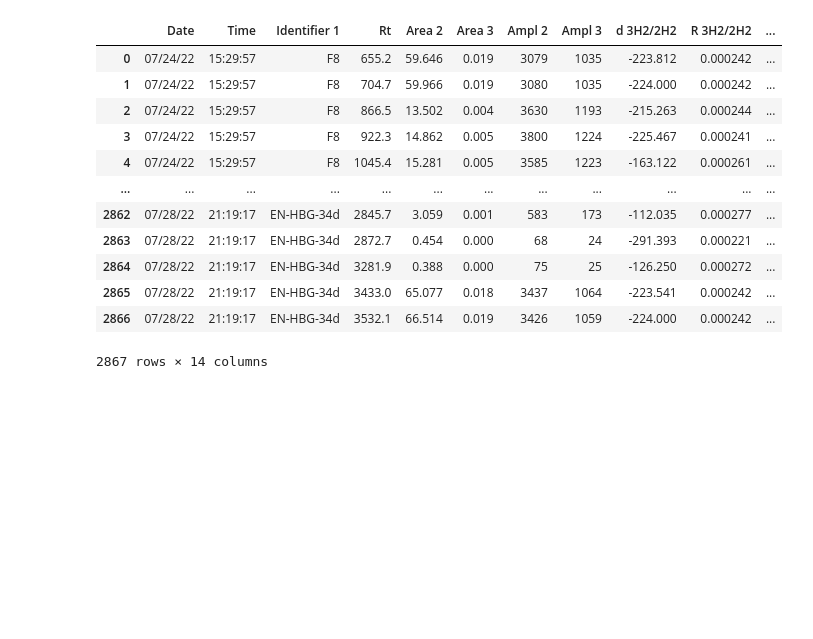
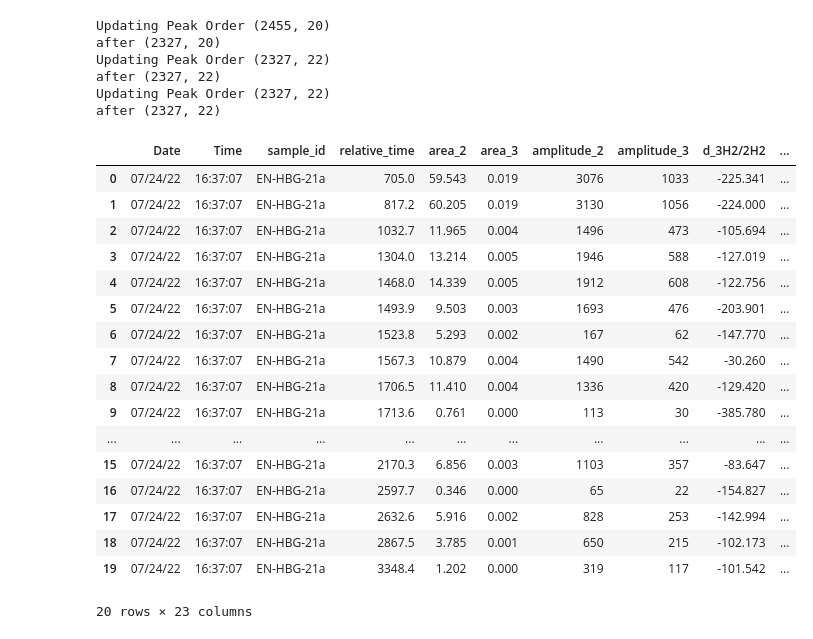
Before and after one commit to MDunitz/isotope_ratio_mass_spec, a Jupyter notebook: scripts/explore_data.ipynb, the cells around one changed output. Cells and saved outputs as stored; diff of their text form; code cells hidden in the pictures; blank space fills up the shorter version.

```diff
--- a/scripts/explore_data.ipynb
+++ b/scripts/explore_data.ipynb
@@ -1,27 +1,44 @@
 # %%
 import sys
 import os
 module_path = os.path.abspath(os.path.join('..'))
 if module_path not in sys.path:
     sys.path.append(module_path)
-from scripts import data_wrangling
+from scripts import data_wrangling, data_analysis
+from scripts.constants import *
+peaks_liklihood = {H2: 4, ALA: 1, VAL: 1, LEU: 1, ILE: 1, PRO:1, ASP:1, PHE:1,  GLU: 0.9,  MET:0.9,  SER: .75, LYS: 0.67, TYR: 0.67}
 
 data_path = '~/Desktop/lab_work/orphan/isotope_ratio_mass_spec/data/shay-2022-12-02'
 filename = 'EN_HBG_data_batch2.xlsx'
 input_file_name = os.path.join(data_path, filename)
-df = data_wrangling.load_data_frame_from_excel_file(input_file_name)
-df
+original_df = data_wrangling.load_data_frame_from_excel_file(input_file_name)
+df = data_wrangling.clean_up_data(original_df)
+df = data_analysis.tentatively_label_H2_and_alanine(df)
+df = data_analysis.label_required_aas(df)
+df = data_analysis.set_glutamic_acid(df)
+df.head(20)
 # %% [output]
+Updating Peak Order (2455, 20)
+after (2327, 20)
+Updating Peak Order (2327, 22)
+after (2327, 22)
+Updating Peak Order (2327, 22)
+after (2327, 22)
-|  | Date | Time | Identifier 1 | Rt | Area 2 | Area 3 | Ampl 2 | Ampl 3 | d 3H2/2H2 | R 3H2/2H2 | ... |
-| 0 | 07/24/22 | 15:29:57 | F8 | 655.2 | 59.646 | 0.019 | 3079 | 1035 | -223.812 | 0.000242 | ... |
-| 1 | 07/24/22 | 15:29:57 | F8 | 704.7 | 59.966 | 0.019 | 3080 | 1035 | -224.000 | 0.000242 | ... |
-| 2 | 07/24/22 | 15:29:57 | F8 | 866.5 | 13.502 | 0.004 | 3630 | 1193 | -215.263 | 0.000244 | ... |
-| 3 | 07/24/22 | 15:29:57 | F8 | 922.3 | 14.862 | 0.005 | 3800 | 1224 | -225.467 | 0.000241 | ... |
-| 4 | 07/24/22 | 15:29:57 | F8 | 1045.4 | 15.281 | 0.005 | 3585 | 1223 | -163.122 | 0.000261 | ... |
-| ... | ... | ... | ... | ... | ... | ... | ... | ... | ... | ... | ... |
-| 2862 | 07/28/22 | 21:19:17 | EN-HBG-34d | 2845.7 | 3.059 | 0.001 | 583 | 173 | -112.035 | 0.000277 | ... |
-| 2863 | 07/28/22 | 21:19:17 | EN-HBG-34d | 2872.7 | 0.454 | 0.000 | 68 | 24 | -291.393 | 0.000221 | ... |
-| 2864 | 07/28/22 | 21:19:17 | EN-HBG-34d | 3281.9 | 0.388 | 0.000 | 75 | 25 | -126.250 | 0.000272 | ... |
-| 2865 | 07/28/22 | 21:19:17 | EN-HBG-34d | 3433.0 | 65.077 | 0.018 | 3437 | 1064 | -223.541 | 0.000242 | ... |
-| 2866 | 07/28/22 | 21:19:17 | EN-HBG-34d | 3532.1 | 66.514 | 0.019 | 3426 | 1059 | -224.000 | 0.000242 | ... |
+|  | Date | Time | sample_id | relative_time | area_2 | area_3 | amplitude_2 | amplitude_3 | d_3H2/2H2 | ... |
+| 0 | 07/24/22 | 16:37:07 | EN-HBG-21a | 705.0 | 59.543 | 0.019 | 3076 | 1033 | -225.341 | ... |
+| 1 | 07/24/22 | 16:37:07 | EN-HBG-21a | 817.2 | 60.205 | 0.019 | 3130 | 1056 | -224.000 | ... |
+| 2 | 07/24/22 | 16:37:07 | EN-HBG-21a | 1032.7 | 11.965 | 0.004 | 1496 | 473 | -105.694 | ... |
+| 3 | 07/24/22 | 16:37:07 | EN-HBG-21a | 1304.0 | 13.214 | 0.005 | 1946 | 588 | -127.019 | ... |
+| 4 | 07/24/22 | 16:37:07 | EN-HBG-21a | 1468.0 | 14.339 | 0.005 | 1912 | 608 | -122.756 | ... |
+| 5 | 07/24/22 | 16:37:07 | EN-HBG-21a | 1493.9 | 9.503 | 0.003 | 1693 | 476 | -203.901 | ... |
+| 6 | 07/24/22 | 16:37:07 | EN-HBG-21a | 1523.8 | 5.293 | 0.002 | 167 | 62 | -147.770 | ... |
+| 7 | 07/24/22 | 16:37:07 | EN-HBG-21a | 1567.3 | 10.879 | 0.004 | 1490 | 542 | -30.260 | ... |
+| 8 | 07/24/22 | 16:37:07 | EN-HBG-21a | 1706.5 | 11.410 | 0.004 | 1336 | 420 | -129.420 | ... |
+| 9 | 07/24/22 | 16:37:07 | EN-HBG-21a | 1713.6 | 0.761 | 0.000 | 113 | 30 | -385.780 | ... |
+| ... | ... | ... | ... | ... | ... | ... | ... | ... | ... | ... |
+| 15 | 07/24/22 | 16:37:07 | EN-HBG-21a | 2170.3 | 6.856 | 0.003 | 1103 | 357 | -83.647 | ... |
+| 16 | 07/24/22 | 16:37:07 | EN-HBG-21a | 2597.7 | 0.346 | 0.000 | 65 | 22 | -154.827 | ... |
+| 17 | 07/24/22 | 16:37:07 | EN-HBG-21a | 2632.6 | 5.916 | 0.002 | 828 | 253 | -142.994 | ... |
+| 18 | 07/24/22 | 16:37:07 | EN-HBG-21a | 2867.5 | 3.785 | 0.001 | 650 | 215 | -102.173 | ... |
+| 19 | 07/24/22 | 16:37:07 | EN-HBG-21a | 3348.4 | 1.202 | 0.000 | 319 | 117 | -101.542 | ... |
-2867 rows × 14 columns
+20 rows × 23 columns
```
Also changed, not shown: parts of 6 cells of this notebook, 3 other files.
